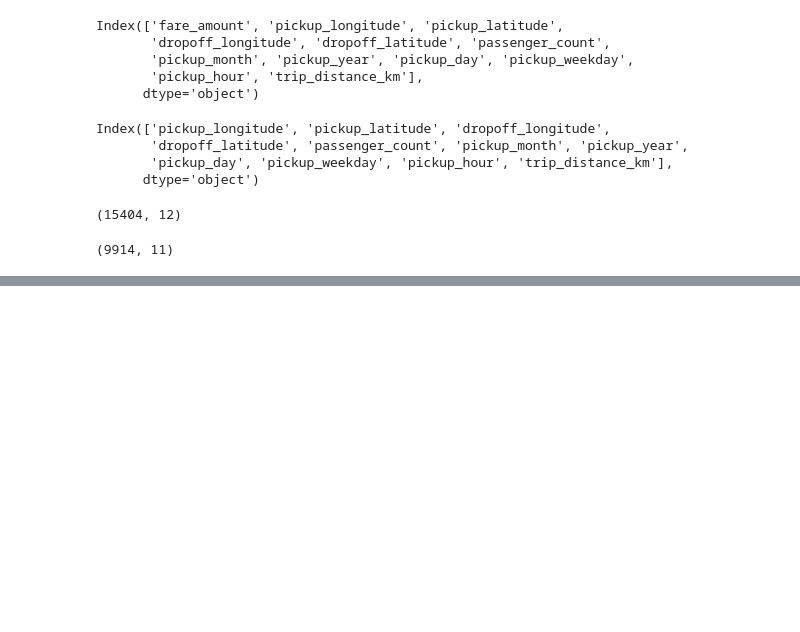
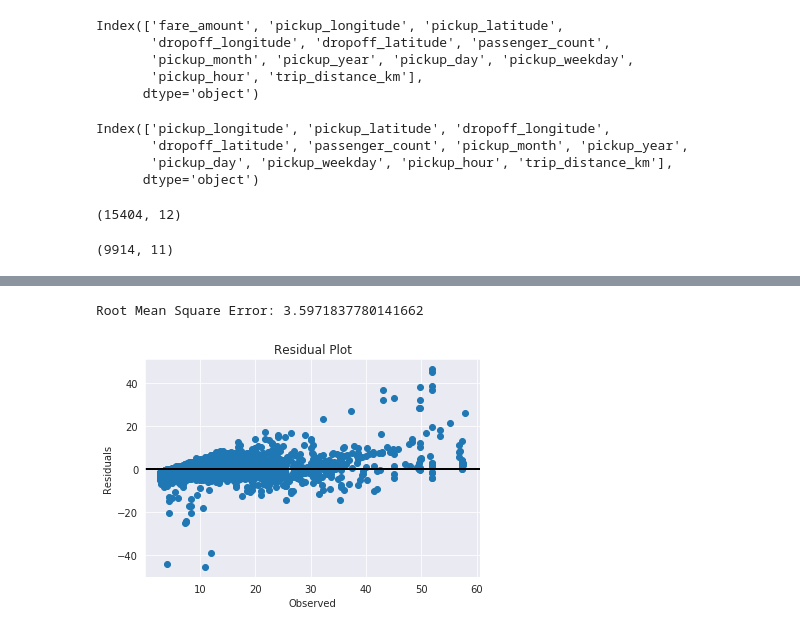
Before and after one commit to someshugar445/CabFarePrediction, a Jupyter notebook: Project2_Cab_Fare_edwisor(1).ipynb, the cells around one changed output, grey strips where cells are left out. Cells and saved outputs as stored; diff of their text form; code cells hidden in the pictures; blank space fills up the shorter version.

Commit message:
Added xgboost model

```diff
--- a/Project2_Cab_Fare_edwisor(1).ipynb
+++ b/Project2_Cab_Fare_edwisor(1).ipynb
@@ -737,0 +729,9 @@ y_pred = model.predict(X_test)
+# %%
+y = train.fare_amount
+X = train.drop(['fare_amount'],axis=1)
+X_train, X_test, y_train, y_test = train_test_split(X,y,test_size=0.30,random_state=10)
+# %%
+import xgboost
+reg_xgb = xgb.XGBRegressor(objective="reg:linear", random_state=42)
+# %%
+reg_xgb.fit(X_train,y_train)
@@ -737,0 +747,19 @@ y_pred = model.predict(X_test)
+# %%
+y_pred_xgb = reg_xgb.predict(X_test)
+# %%
+print('Root Mean Square Error: ' + str(mean_squared_error(y_test, y_pred_xgb) ** 0.5))
+# %% [output]
+Root Mean Square Error: 3.5971837780141662
+# %%
+#Residual Plot
+residuals = y_test-y_pred_xgb
+fig, ax = plt.subplots()
+ax.scatter(y_test, residuals)
+ax.axhline(lw=2,color='black')
+ax.set_xlabel('Observed')
+ax.set_ylabel('Residuals')
+ax.title.set_text('Residual Plot')
+plt.savefig('Figure15.png')
+plt.show()
+# %% [output]
+[figure, added]
```
Also changed, not shown: parts of 16 cells of this notebook.
